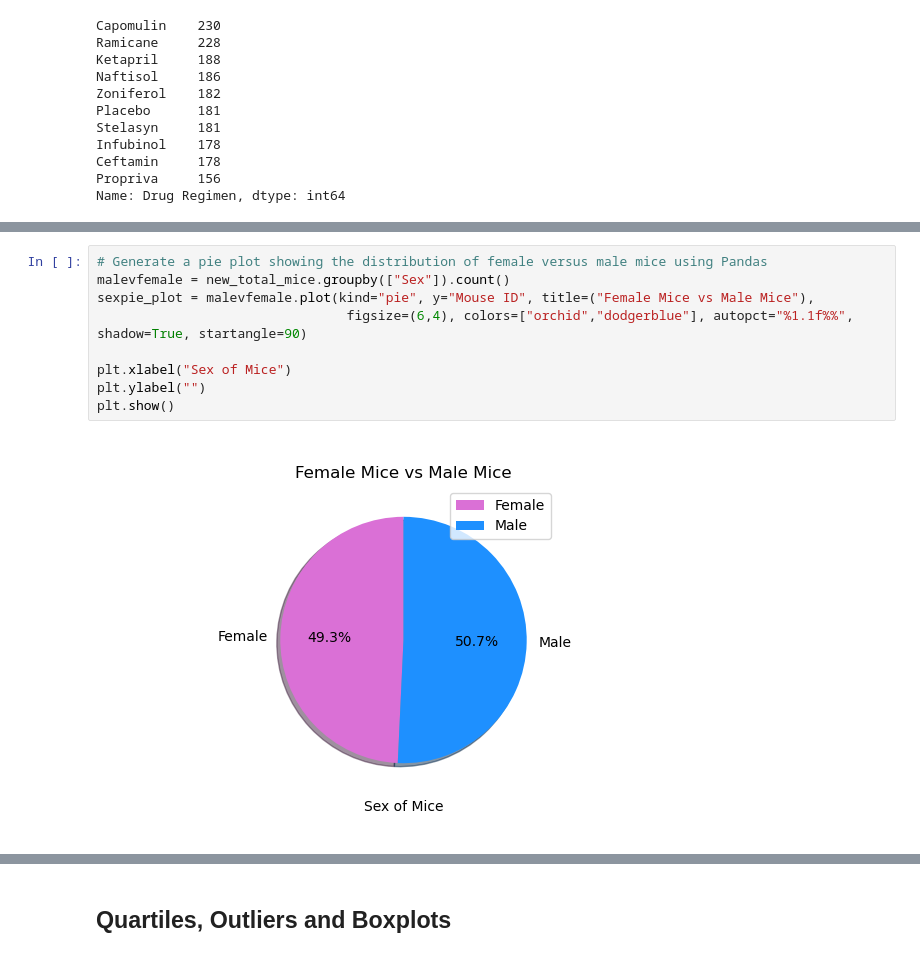
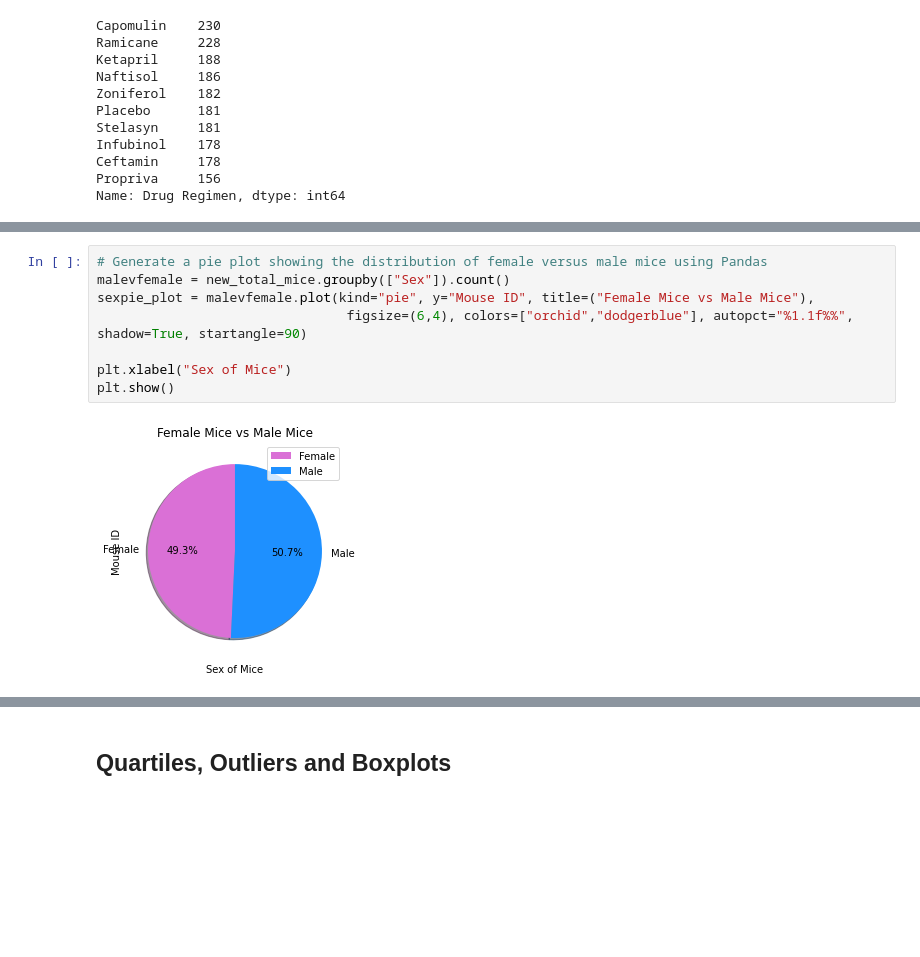
Before and after one commit to samseng88/Matplotlib, a Jupyter notebook: Pymaceuticals/pymaceuticals_starter.ipynb, the cells around one changed output, grey strips where cells are left out. Cells and saved outputs as stored; diff of their text form; blank space fills up the shorter version.

```diff
--- a/Pymaceuticals/pymaceuticals_starter.ipynb
+++ b/Pymaceuticals/pymaceuticals_starter.ipynb
@@ -230,14 +228,13 @@ plt.show()
 # %%
 # Generate a pie plot showing the distribution of female versus male mice using Pandas
 malevfemale = new_total_mice.groupby(["Sex"]).count()
 sexpie_plot = malevfemale.plot(kind="pie", y="Mouse ID", title=("Female Mice vs Male Mice"),
                                 figsize=(6,4), colors=["orchid","dodgerblue"], autopct="%1.1f%%", shadow=True, startangle=90)
 
 plt.xlabel("Sex of Mice")
-plt.ylabel("")
 plt.show()
 # %% [output]
-[figure, old version]
+[figure, new version]
 # %%
 # Generate a pie plot showing the distribution of female versus male mice using pyplot
 malevfemalepy = new_total_mice["Sex"].value_counts()
```
Also changed, not shown: parts of 8 cells of this notebook.
